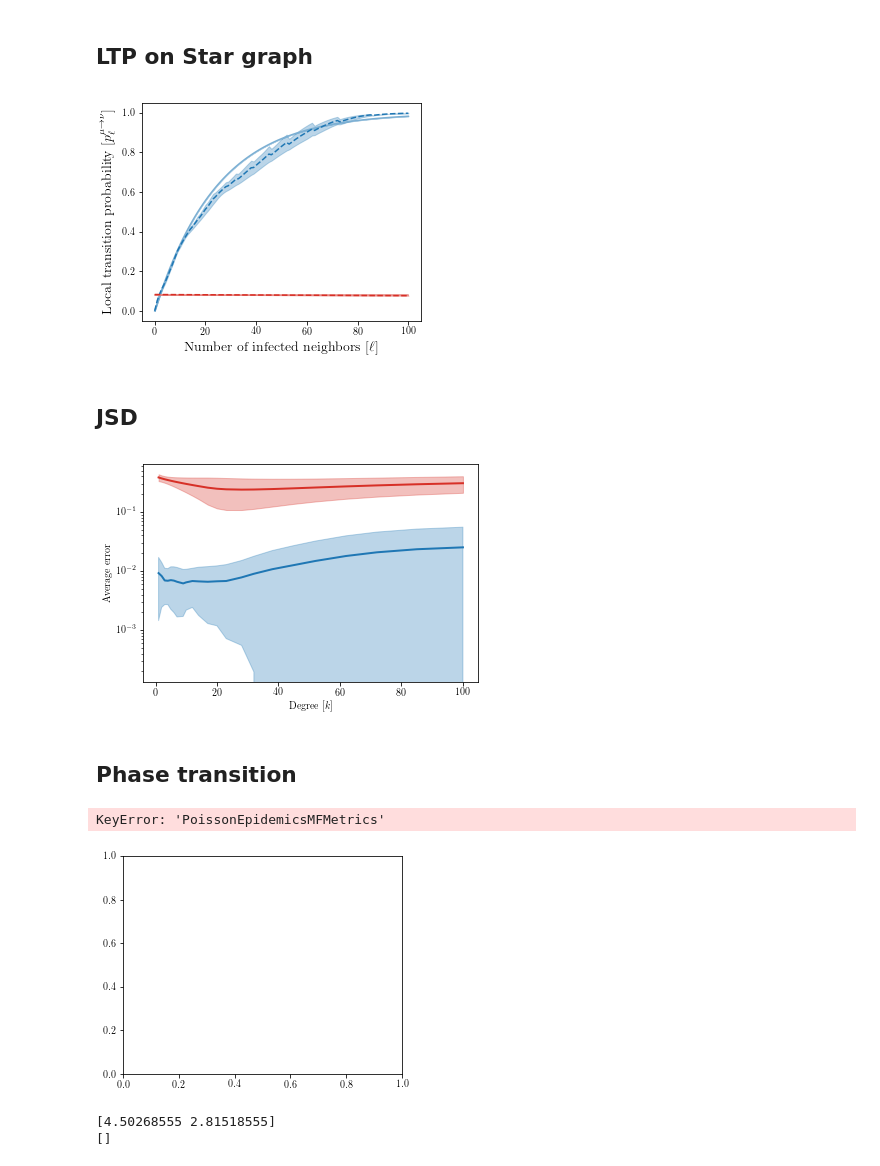
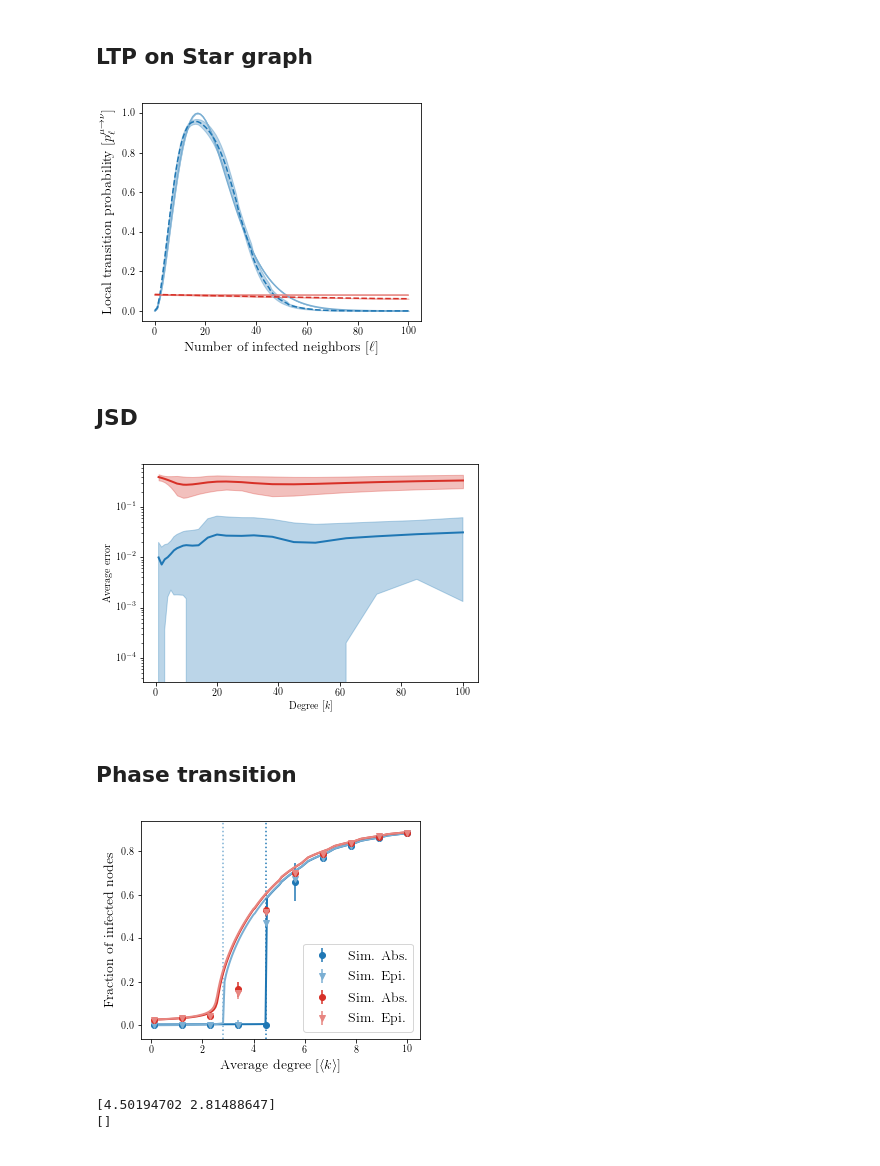
Before and after one commit to charlesmurphy1/dynalearn, a Jupyter notebook: notebooks/visualization.ipynb, the cells around one changed output. Drawn from its saved outputs; the diff is of its cells as text; code cells hidden in the pictures.

```diff
--- a/notebooks/visualization.ipynb
+++ b/notebooks/visualization.ipynb
@@ -5,9 +5,10 @@ import numpy as np
 import dynalearn as dl
 import os
 # %%
-path = "/media/charles_murphy/LaCie/dynalearn-data/training/SIS-BAGraph-10000/"
+path = "/media/charles/charles-usb/dynalearn-data/training/PlanckSIS-BAGraph-10000/"
+
 experiment = dl.Experiment.from_file(os.path.join(path, "config.pickle"))
-experiment.load()
+experiment.load_metrics()
 # %% [markdown]
 ## LTP on star graphs
 # %%
@@ -80,7 +81,7 @@ plt.xlabel(r"Number of infected neighbors $[\ell]$", fontsize=fontsize)
 plt.ylabel(r"Local transition probability $[p^{\mu\to\nu}_\ell]$", fontsize=fontsize)
 plt.show()
 # %% [output]
-[figure, old version]
+[figure, new version]
 # %% [markdown]
 ## JSD
 # %%
@@ -104,7 +105,7 @@ plt.yscale('log')
 
 plt.show()
 # %% [output]
-[figure, old version]
+[figure, new version]
 # %% [markdown]
 ## Phase transition
 # %%
@@ -113,48 +114,68 @@ fig, ax = plt.subplots(1, 1, figsize=(5, 4))
 
 mf_avgk = experiment.metrics["PoissonEpidemicsMFMetrics"].data["parameters"]
 
 mf_low_s = experiment.metrics["PoissonEpidemicsMFMetrics"].data["true_low_fp"]
 mf_high_s = experiment.metrics["PoissonEpidemicsMFMetrics"].data["true_high_fp"]
 thresholds = experiment.metrics["PoissonEpidemicsMFMetrics"].data["true_thresholds"]
-ax.plot(mf_avgk[mf_avgk < thresholds[0]], 1 - mf_low_s[mf_avgk < thresholds[0], 0], linestyle='-',
+ax.plot(mf_avgk, 1 - mf_low_s[:, 0], linestyle='-',
         color=dl.utilities.color_dark["blue"], marker='None', linewidth=2)
-# ax.plot(mf_avgk[mf_avgk > thresholds[0]], 1 - mf_low_s[mf_avgk > thresholds[0], 0], linestyle='-',
-#         color=dl.utilities.color_dark["blue"], marker='None', linewidth=2)
-# ax.plot(mf_avgk[mf_avgk < thresholds[1]], 1 - mf_high_s[mf_avgk < thresholds[1], 0], linestyle='-',
-#         color=dl.utilities.color_pale["blue"], marker='None', linewidth=2)
-ax.plot(mf_avgk[mf_avgk > thresholds[1]], 1 - mf_high_s[mf_avgk > thresholds[1], 0], linestyle='-',
-        color=dl.utilities.color_pale["blue"], marker='None', linewidth=2, label=r"MF")
+ax.plot(mf_avgk, 1 - mf_high_s[:, 0], linestyle='-',
+        color=dl.utilities.color_pale["blue"], marker='None', linewidth=2)
 ax.axvline(thresholds[0], color=dl.utilities.color_dark["blue"], linestyle='dotted')
 ax.axvline(thresholds[1], color=dl.utilities.color_pale["blue"], linestyle='dotted')
-
 ss_avgk = experiment.metrics["PoissonEpidemicsSSMetrics"].data["parameters"]
 avg_low_s = experiment.metrics["PoissonEpidemicsSSMetrics"].data["true_low_avg"]
 std_low_s = experiment.metrics["PoissonEpidemicsSSMetrics"].data["true_low_std"]
 avg_high_s = experiment.metrics["PoissonEpidemicsSSMetrics"].data["true_high_avg"]
 std_high_s = experiment.metrics["PoissonEpidemicsSSMetrics"].data["true_high_std"]
 ax.errorbar(ss_avgk, 1 - avg_low_s[:,0], yerr=std_low_s[:,0],
             color=dl.utilities.color_dark["blue"],
             marker='o',
             linestyle='None',
            label="Sim. Abs.")
 ax.errorbar(ss_avgk, 1 - avg_high_s[:,0], yerr=std_high_s[:,0],
             color=dl.utilities.color_pale["blue"],
             marker='v',
             linestyle='None',
            label="Sim. Epi.")
+
+mf_avgk = experiment.metrics["PoissonEpidemicsMFMetrics"].data["parameters"]
+
+mf_low_s = experiment.metrics["PoissonEpidemicsMFMetrics"].data["gnn_low_fp"]
+mf_high_s = experiment.metrics["PoissonEpidemicsMFMetrics"].data["gnn_high_fp"]
+thresholds = experiment.metrics["PoissonEpidemicsMFMetrics"].data["gnn_thresholds"]
+ax.plot(mf_avgk, 1 - mf_low_s[:, 0], linestyle='-',
+        color=dl.utilities.color_dark["red"], marker='None', linewidth=2)
+ax.plot(mf_avgk, 1 - mf_high_s[:, 0], linestyle='-',
+        color=dl.utilities.color_pale["red"], marker='None', linewidth=2)
+ss_avgk = experiment.metrics["PoissonEpidemicsSSMetrics"].data["parameters"]
+avg_low_s = experiment.metrics["PoissonEpidemicsSSMetrics"].data["gnn_low_avg"]
+std_low_s = experiment.metrics["PoissonEpidemicsSSMetrics"].data["gnn_low_std"]
+avg_high_s = experiment.metrics["PoissonEpidemicsSSMetrics"].data["gnn_high_avg"]
+std_high_s = experiment.metrics["PoissonEpidemicsSSMetrics"].data["gnn_high_std"]
+ax.errorbar(ss_avgk, 1 - avg_low_s[:,0], yerr=std_low_s[:,0],
+            color=dl.utilities.color_dark["red"],
+            marker='o',
+            linestyle='None',
+           label="Sim. Abs.")
+ax.errorbar(ss_avgk, 1 - avg_high_s[:,0], yerr=std_high_s[:,0],
+            color=dl.utilities.color_pale["red"],
+            marker='v',
+            linestyle='None',
+           label="Sim. Epi.")
+
 ax.set_xlabel(r"Average degree $[\langle k \rangle]$", fontsize=fontsize)
 ax.set_ylabel(r"Fraction of infected nodes", fontsize=fontsize)
 ax.legend(fontsize=fontsize)
 
 plt.show()
 # %% [output]
-KeyError: 'PoissonEpidemicsMFMetrics'
-[figure, old version]
+[figure, new version]
 # %%
 print(experiment.metrics["PoissonEpidemicsMFMetrics"].data["true_thresholds"])
 print(experiment.metrics["PoissonEpidemicsMFMetrics"].data["gnn_thresholds"])
 # %% [output]
-[4.50268555 2.81518555]
+[4.50194702 2.81488647]
 []
 # %%
 dl.metrics
```
Also changed, not shown: parts of 1 cell of this notebook, 1 other file.
